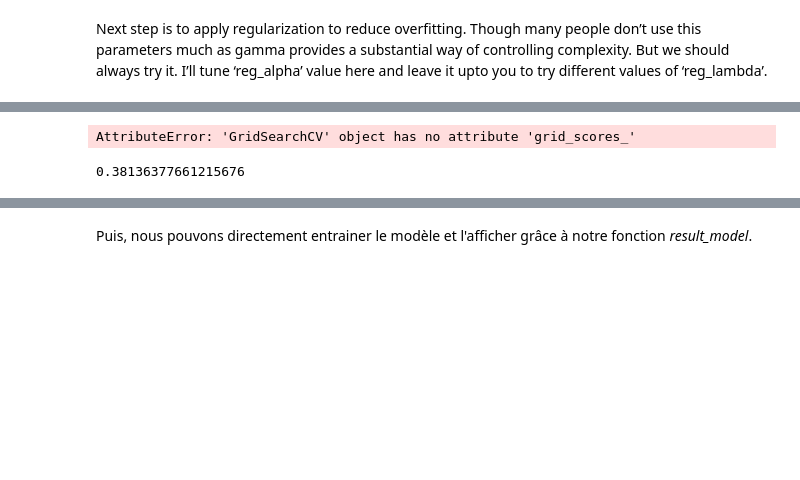
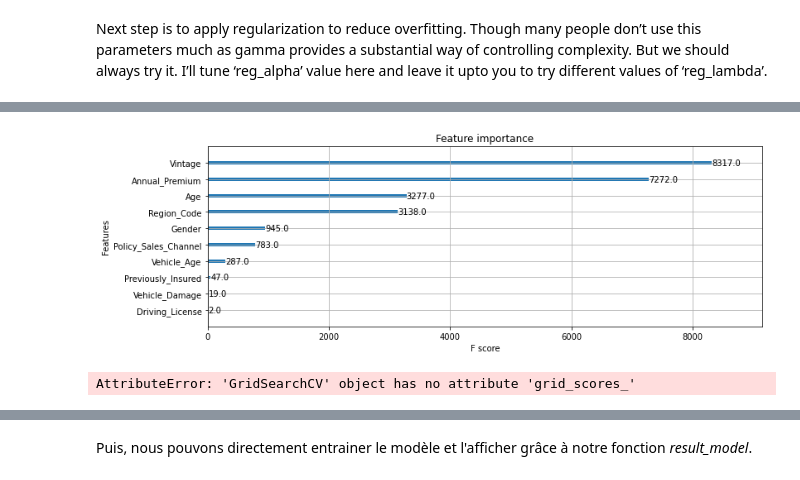
Before and after one commit to claviermathieu/ISFA-prj-datascience, a Jupyter notebook: book/_build/html/_sources/docs/4_modeles/47_xgboost.ipynb, the cells around one changed output, grey strips where cells are left out. Cells and saved outputs as stored; diff of their text form; code cells hidden in the pictures; blank space fills up the shorter version.

```diff
--- a/book/_build/html/_sources/docs/4_modeles/47_xgboost.ipynb
+++ b/book/_build/html/_sources/docs/4_modeles/47_xgboost.ipynb
@@ -294,3 +397,8 @@ gsearch6.best_params_, gsearch6.best_score_
+# %%
+plot_importance(xgb4)
+plt.show()
+# %% [output]
+[figure, added]
 # %%
 params = {
     # "learning_rate": 0.003,
@@ -314,7 +422,3 @@ params = {
 # %%
 xgb = XGBClassifier(**params)
 xgb.fit(X_train, Y_train)
-# %%
-f1
-# %% [output]
-0.38136377661215676
```
Also changed, not shown: parts of 25 cells of this notebook, 17 other files.
